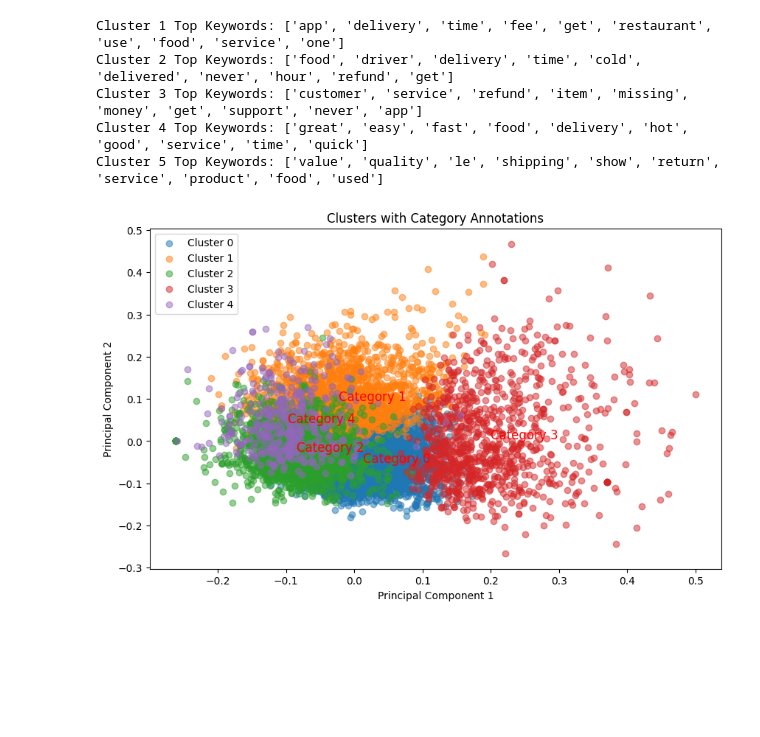
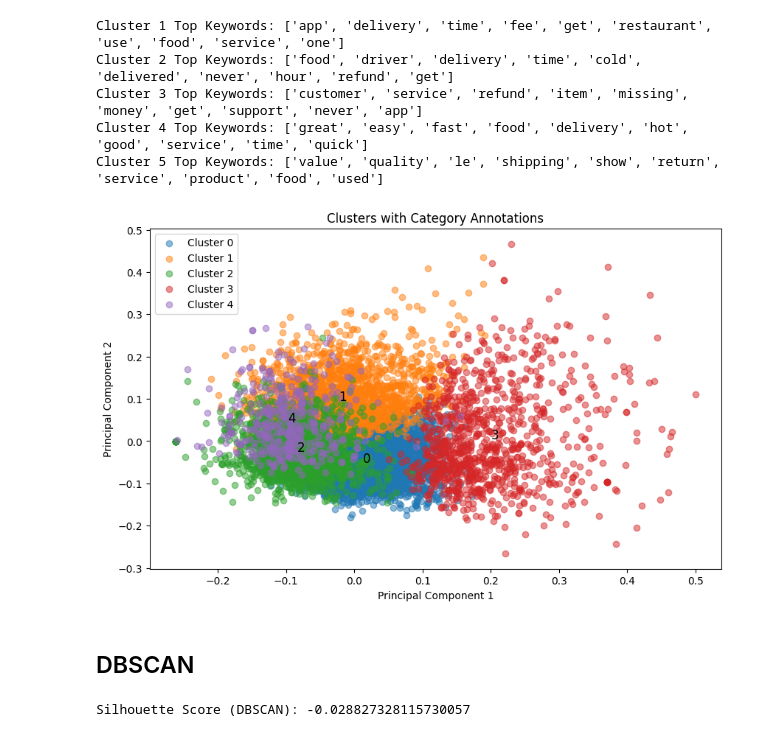
Before and after one commit to nightsinker/TSAP-UberEats, a Jupyter notebook: Data_Merge/IT2394_222197Y_Modelling_TM.ipynb, the cells around one changed output. Drawn from its saved outputs; the diff is of its cells as text; code cells hidden in the pictures; blank space fills up the shorter version.

```diff
--- a/Data_Merge/IT2394_222197Y_Modelling_TM.ipynb
+++ b/Data_Merge/IT2394_222197Y_Modelling_TM.ipynb
@@ -38,7 +52,2 @@ X = vectorizer.fit_transform(df['cleaned_text'])
 # %% [markdown]
 ## Clustering Using KMeans
-# %%
-# Clustering
-kmeans = KMeans(n_clusters=6, random_state=42)
-kmeans.fit(X)
-df['cluster'] = kmeans.labels_
@@ -74,10 +53,0 @@ Davies-Bouldin Index: 9.147498591730416
-# %%
-# Keyword Analysis
-feature_names = vectorizer.get_feature_names_out()
-cluster_centers = kmeans.cluster_centers_
-
-num_top_keywords = 5
-for i, cluster_center in enumerate(cluster_centers):
-    top_keywords_idx = cluster_center.argsort()[-num_top_keywords:][::-1]
-    top_keywords = [feature_names[idx] for idx in top_keywords_idx]
-    print(f"Cluster {i+1} Top Keywords: {top_keywords}")
@@ -91,20 +53,0 @@ Cluster 6 Top Keywords: ['easy', 'use', 'great', 'app', 'fast']
-# %%
-import matplotlib.pyplot as plt
-from sklearn.decomposition import PCA
-
-# Cluster Visualization with PCA
-pca = PCA(n_components=2)
-X_pca = pca.fit_transform(X.toarray())
-
-plt.figure(figsize=(8, 6))
-for i in range(len(df['cluster'].unique())):
-    plt.scatter(X_pca[df['cluster'] == i, 0], X_pca[df['cluster'] == i, 1], label=f'Cluster {i+1}')
-
-# Plot centroids
-centroids_pca = pca.transform(kmeans.cluster_centers_)
-plt.scatter(centroids_pca[:, 0], centroids_pca[:, 1], marker='x', color='black', label='Centroids')
-plt.title('Cluster Visualization with PCA')
-plt.xlabel('PCA Component 1')
-plt.ylabel('PCA Component 2')
-plt.legend()
-plt.show()
@@ -173,10 +95,6 @@ Best Performing Category: 4
 Worst Performing Category: 5
 # %%
 from sklearn.feature_extraction.text import TfidfVectorizer
-
-# Initialize and fit the TF-IDF vectorizer
-vectorizer = TfidfVectorizer()
-X = vectorizer.fit_transform(df['cleaned_text'])
 
 # Perform keyword analysis
 num_top_keywords = 10
@@ -195,22 +113,24 @@ Cluster 5 Top Keywords: ['value', 'quality', 'le', 'shipping', 'show', 'return',
 # %%
 # Fit PCA to reduce dimensions for visualization
 pca = PCA(n_components=2)
 X_pca = pca.fit_transform(X.toarray())
 
 # Plot clusters
 plt.figure(figsize=(10, 6))
 for i in range(num_clusters):
     plt.scatter(X_pca[df['cluster'] == i, 0], X_pca[df['cluster'] == i, 1], label=f'Cluster {i}', alpha=0.5)
 
 # Annotate cluster centers with category
 cluster_centers_pca = pca.transform(kmeans.cluster_centers_)
 for i, (x, y) in enumerate(cluster_centers_pca):
-    plt.text(x, y, f'Category {i}', fontsize=12, color='red')
+    plt.text(x, y, f'{i}', fontsize=12, color='black')
 
 plt.title('Clusters with Category Annotations')
 plt.xlabel('Principal Component 1')
 plt.ylabel('Principal Component 2')
 plt.legend()
 plt.show()
 # %% [output]
-[figure, old version]
+[figure, new version]
+# %% [markdown]
+## DBSCAN
@@ -216,0 +146,10 @@ plt.show()
+# %%
+from sklearn.metrics import silhouette_score
+
+# Get cluster assignments and silhouette score for DBSCAN
+silhouette_avg = silhouette_score(X, dbscan.labels_)
+
+# Print the silhouette score
+print(f"Silhouette Score (DBSCAN): {silhouette_avg}")
+# %% [output]
+Silhouette Score (DBSCAN): -0.028827328115730057
```
Also changed, not shown: parts of 16 cells of this notebook, 1 other file.
